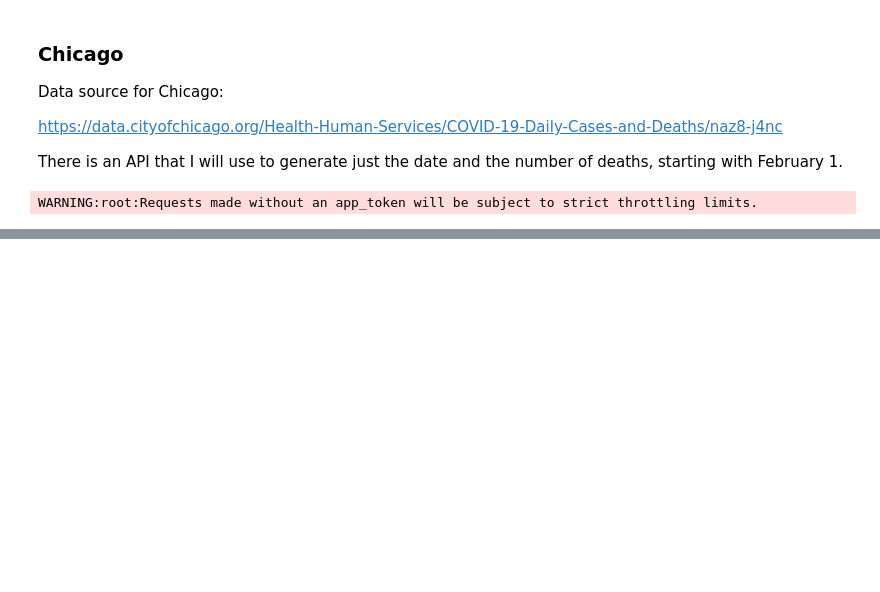
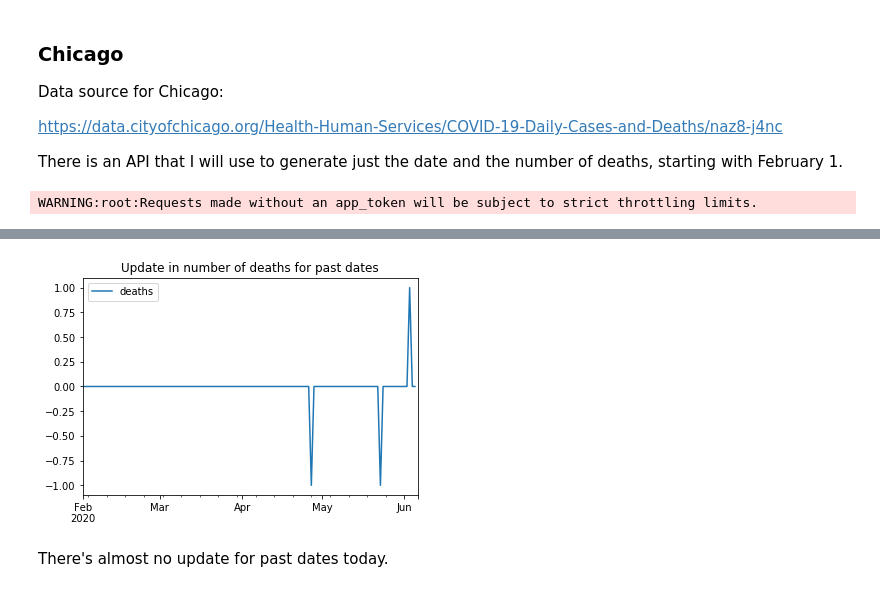
Before and after one commit to Inoueian/covid_19, a Jupyter notebook: notebooks/create_data_pickles.ipynb, the cells around one changed output, grey strips where cells are left out. Drawn from its saved outputs; the diff is of its cells as text; code cells hidden in the pictures; blank space fills up the shorter version.

```diff
--- a/notebooks/create_data_pickles.ipynb
+++ b/notebooks/create_data_pickles.ipynb
@@ -50,2 +78,9 @@ chi_death_df = pd.DataFrame(deaths,
+# %%
+diff.plot(title='Update in number of deaths for past dates')
+plt.show()
+# %% [output]
+[figure, added]
+# %% [markdown]
+There's almost no update for past dates today.
 # %%
 chi_death_df.to_pickle('../data/chi_deaths.pickle')
```
Also changed, not shown: parts of 6 cells of this notebook, 1 other file.
